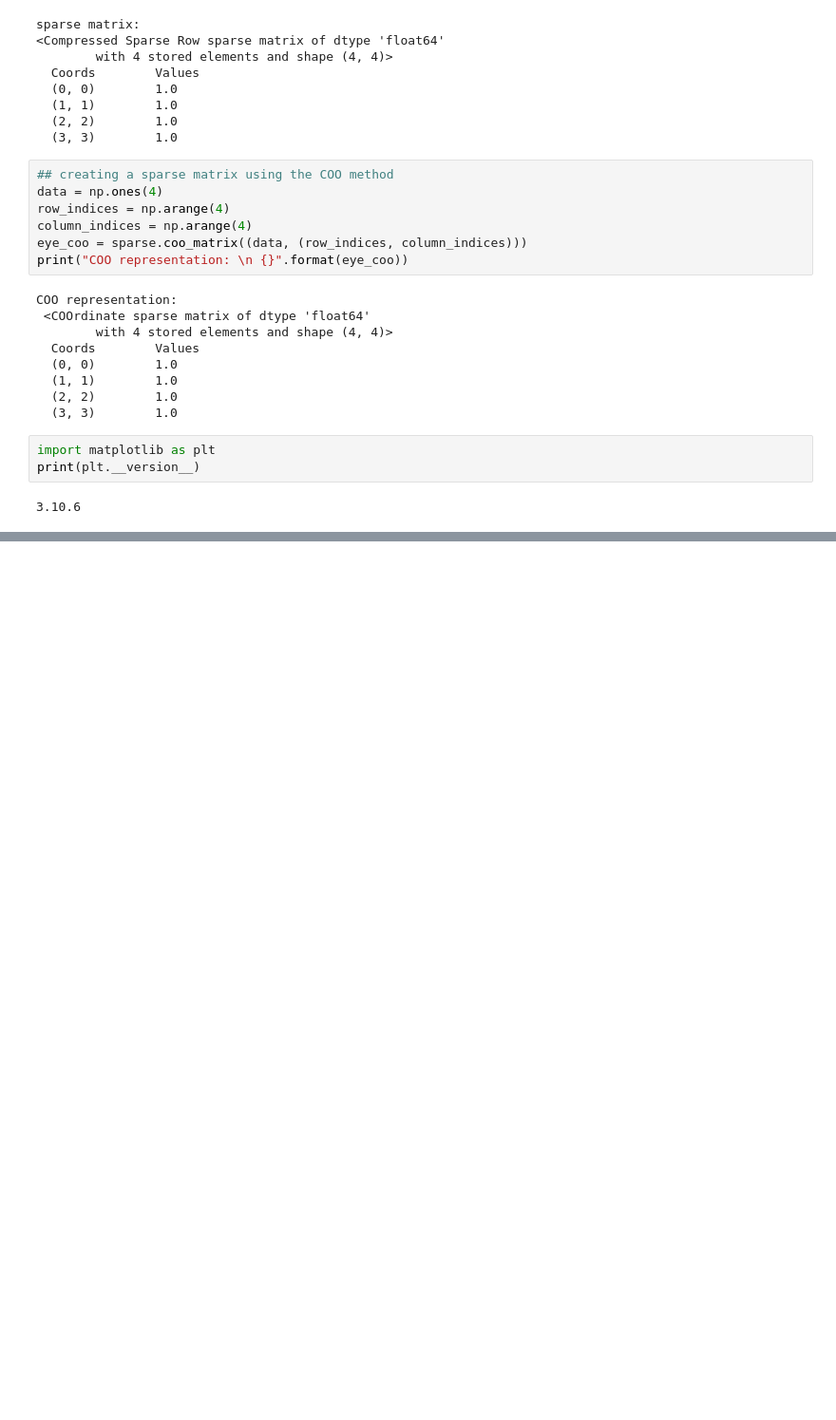
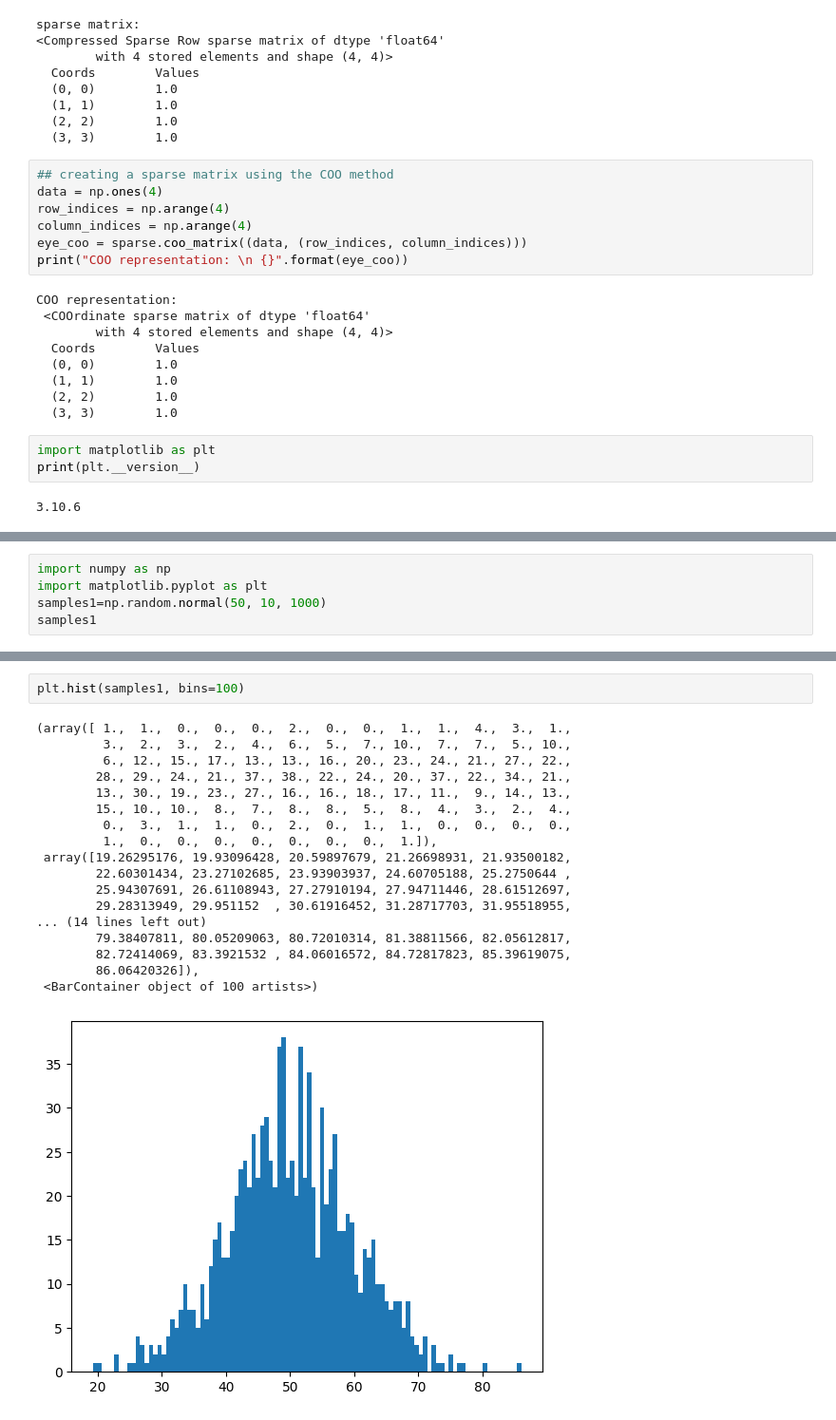
Before and after one commit to soipanhamisi/machine-learing-and-big-data-repo, a Jupyter notebook: basics.ipynb, the cells around one changed output, grey strips where cells are left out. Shown at 95% size. Saved outputs shown, nothing was run; the diff lists cells and outputs as text; blank space fills up the shorter version.

```diff
--- a/basics.ipynb
+++ b/basics.ipynb
@@ -57,0 +92,5 @@ print(plt.__version__)
+# %%
+import numpy as np
+import matplotlib.pyplot as plt
+samples1=np.random.normal(50, 10, 1000)
+samples1
@@ -57,0 +115,21 @@ print(plt.__version__)
+# %%
+plt.hist(samples1, bins=100)
+# %% [output]
+(array([ 1.,  1.,  0.,  0.,  0.,  2.,  0.,  0.,  1.,  1.,  4.,  3.,  1.,
+         3.,  2.,  3.,  2.,  4.,  6.,  5.,  7., 10.,  7.,  7.,  5., 10.,
+         6., 12., 15., 17., 13., 13., 16., 20., 23., 24., 21., 27., 22.,
+        28., 29., 24., 21., 37., 38., 22., 24., 20., 37., 22., 34., 21.,
+        13., 30., 19., 23., 27., 16., 16., 18., 17., 11.,  9., 14., 13.,
+        15., 10., 10.,  8.,  7.,  8.,  8.,  5.,  8.,  4.,  3.,  2.,  4.,
+         0.,  3.,  1.,  1.,  0.,  2.,  0.,  1.,  1.,  0.,  0.,  0.,  0.,
+         1.,  0.,  0.,  0.,  0.,  0.,  0.,  0.,  1.]),
+ array([19.26295176, 19.93096428, 20.59897679, 21.26698931, 21.93500182,
+        22.60301434, 23.27102685, 23.93903937, 24.60705188, 25.2750644 ,
+        25.94307691, 26.61108943, 27.27910194, 27.94711446, 28.61512697,
+        29.28313949, 29.951152  , 30.61916452, 31.28717703, 31.95518955,
+... (14 lines left out)
+        79.38407811, 80.05209063, 80.72010314, 81.38811566, 82.05612817,
+        82.72414069, 83.3921532 , 84.06016572, 84.72817823, 85.39619075,
+        86.06420326]),
+ <BarContainer object of 100 artists>)
+[figure, added]
```
Also changed, not shown: parts of 8 cells of this notebook, 1 other file.
